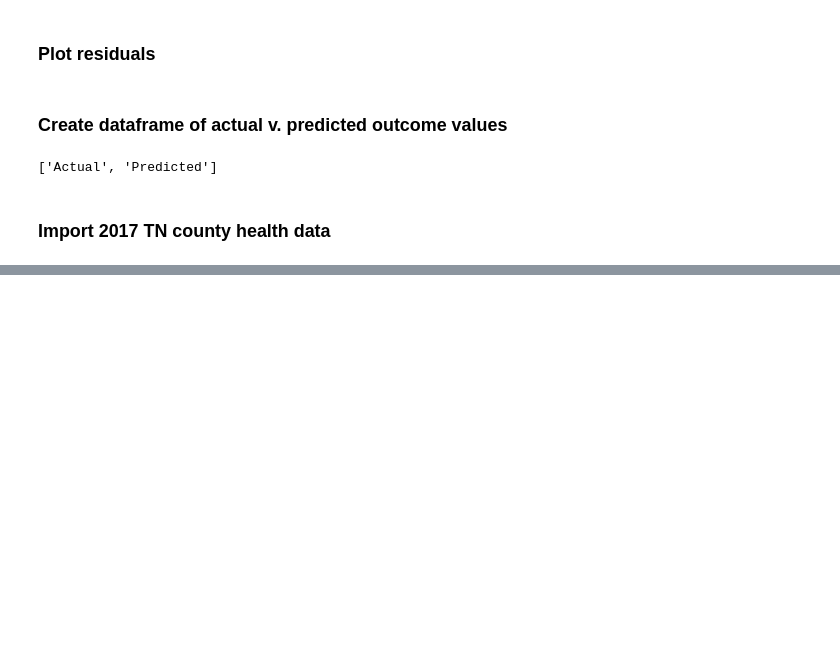
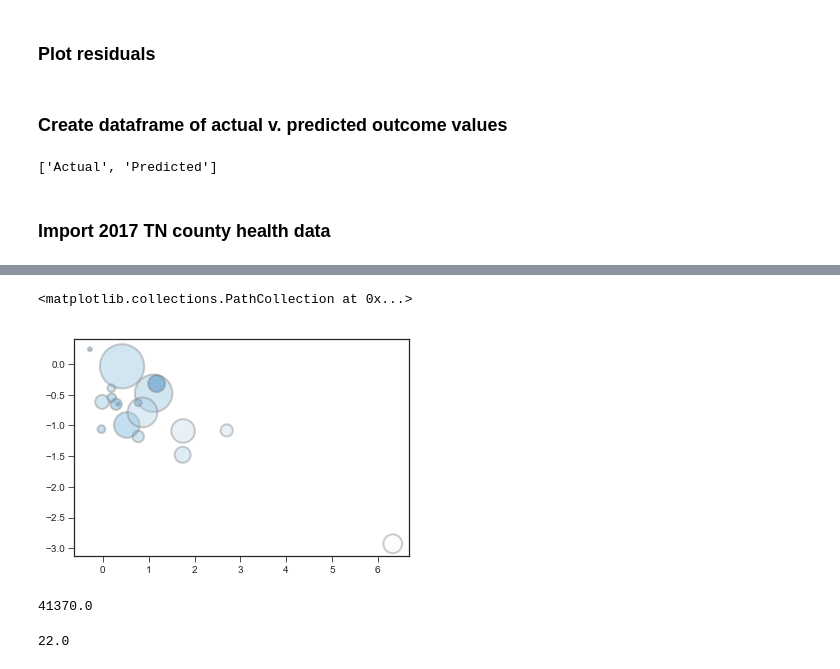
Before and after one commit to ibutera/vanderbilt-aspire-data-essentials, a Jupyter notebook: First Notebook.ipynb, the cells around one changed output, grey strips where cells are left out. Saved outputs shown, nothing was run; the diff lists cells and outputs as text; code cells hidden in the pictures; blank space fills up the shorter version.

```diff
--- a/First Notebook.ipynb
+++ b/First Notebook.ipynb
@@ -773,0 +1119,15 @@ countyinfo.head(5)
+# %%
+plt.scatter(model2_scaled.median_income, model2_scaled.deathrate, s=model2_scaled.pop2017all*300, c=model2_scaled.perc_smoker, cmap="Blues", alpha=0.4, edgecolors="grey", linewidth=2)
+# %% [output]
+<matplotlib.collections.PathCollection at 0x...>
+[figure, added]
+# %%
+#find median income
+county_df.median_income.median()
+# %% [output]
+41370.0
+# %%
+#find median smoking rate
+county_df.perc_smoker.median()
+# %% [output]
+22.0
```
Also changed, not shown: parts of 49 cells of this notebook.
